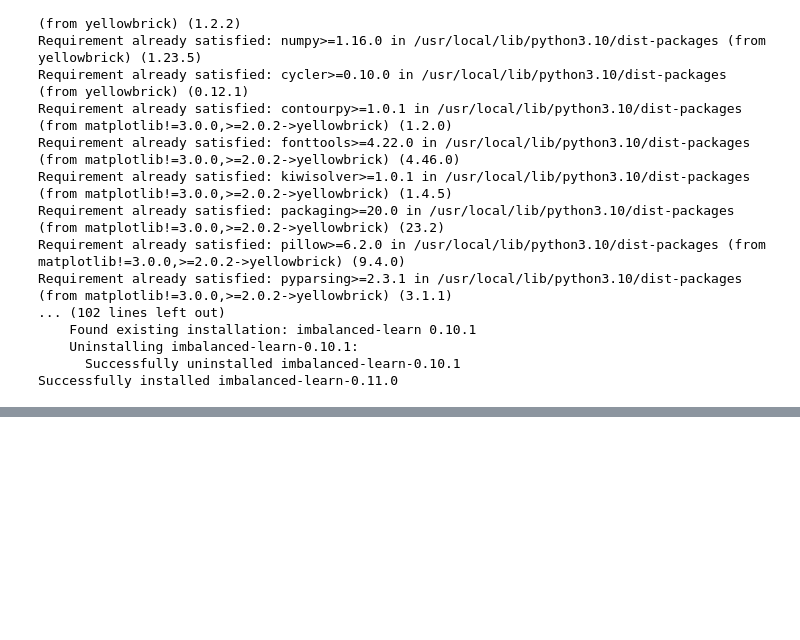
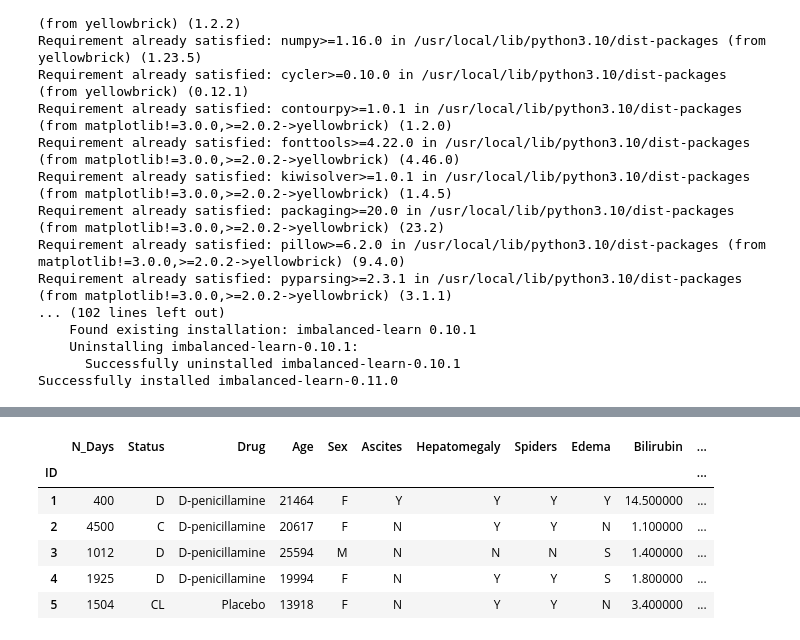
Before and after one commit to M1kE01/s3e26_kaggle, a Jupyter notebook: s3e26.ipynb, the cells around one changed output, grey strips where cells are left out. Cells and saved outputs as stored; diff of their text form; code cells hidden in the pictures; blank space fills up the shorter version.

```diff
--- a/s3e26.ipynb
+++ b/s3e26.ipynb
@@ -1709,0 +2007,10 @@ n_imp_features_lgbm=get_most_important_features(X_train.reset_index(drop=True),
+# %%
+orig_data.head().style.background_gradient(cmap='Reds')
+# %% [output]
+|  | N_Days | Status | Drug | Age | Sex | Ascites | Hepatomegaly | Spiders | Edema | Bilirubin | ... |
+| ID |  |  |  |  |  |  |  |  |  |  | ... |
+| 1 | 400 | D | D-penicillamine | 21464 | F | Y | Y | Y | Y | 14.500000 | ... |
+| 2 | 4500 | C | D-penicillamine | 20617 | F | N | Y | Y | N | 1.100000 | ... |
+| 3 | 1012 | D | D-penicillamine | 25594 | M | N | N | N | S | 1.400000 | ... |
+| 4 | 1925 | D | D-penicillamine | 19994 | F | N | Y | Y | S | 1.800000 | ... |
+| 5 | 1504 | CL | Placebo | 13918 | F | N | Y | Y | N | 3.400000 | ... |
```
Also changed, not shown: parts of 8 cells of this notebook.
